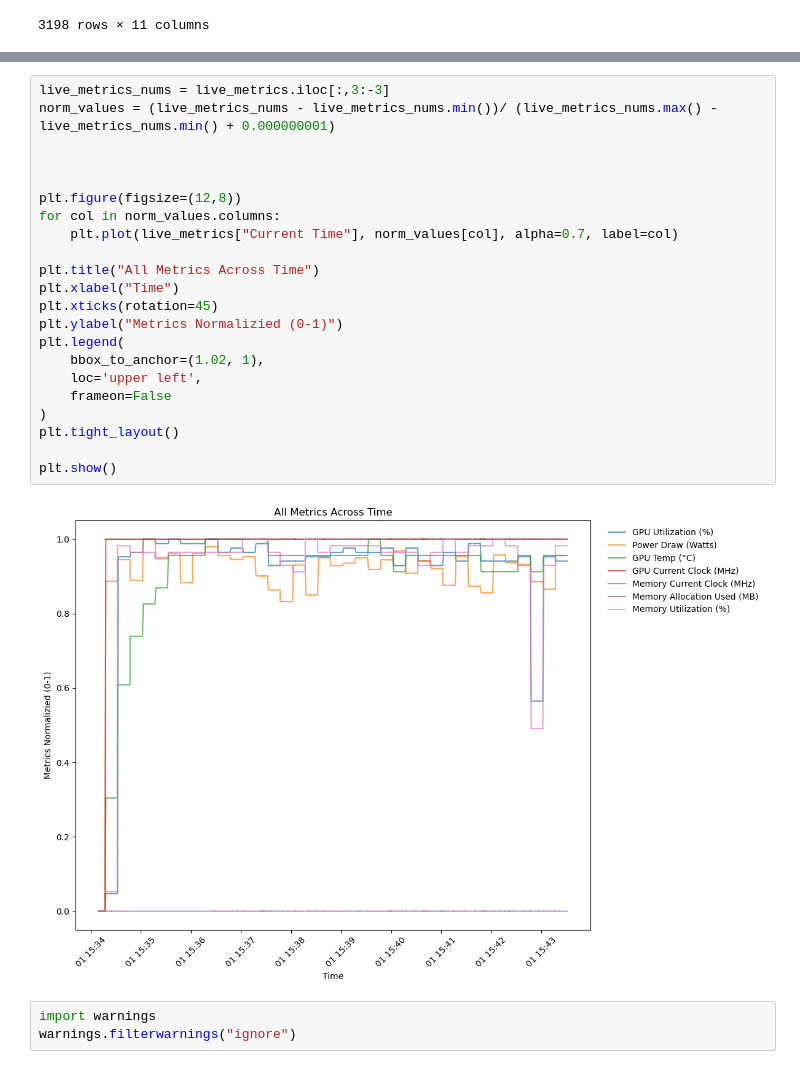
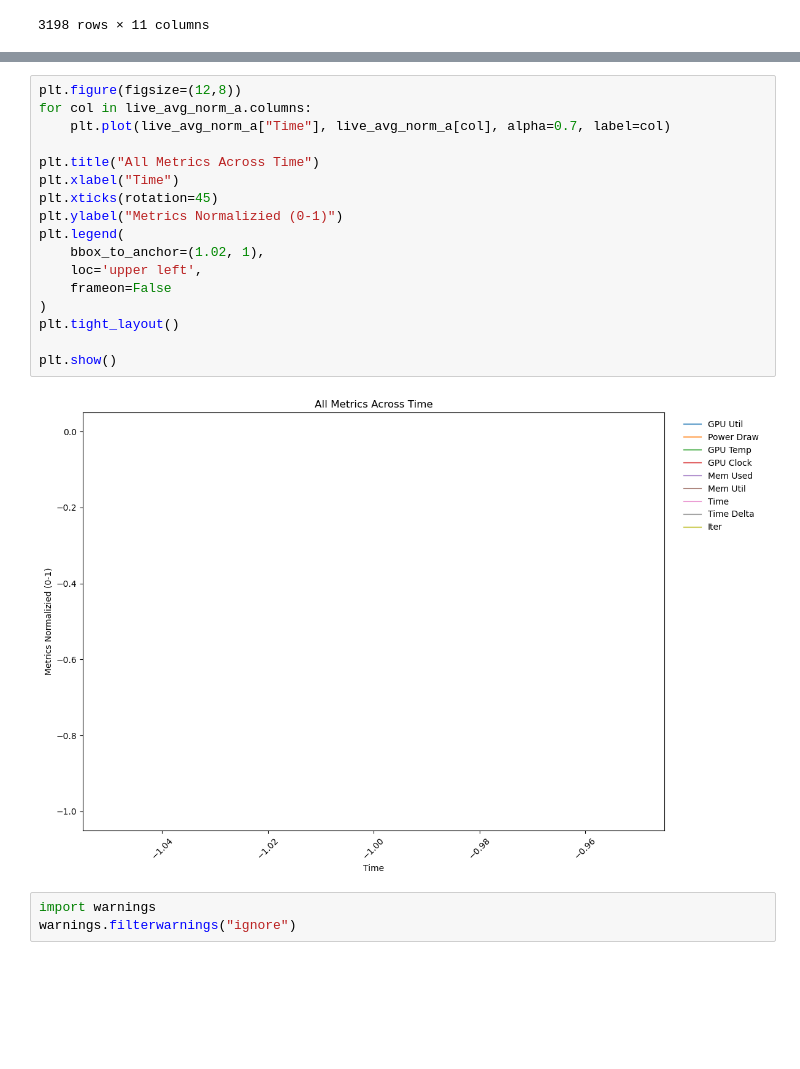
Before and after one commit to alt-rahul/5g-edge-app, a Jupyter notebook: data/processing/metric_eda.ipynb, the cells around one changed output, grey strips where cells are left out. Saved outputs shown, nothing was run; the diff lists cells and outputs as text; blank space fills up the shorter version.

Commit message:
broke the metric eda code, whoops

```diff
--- a/data/processing/metric_eda.ipynb
+++ b/data/processing/metric_eda.ipynb
@@ -78,27 +68,22 @@ live_metrics['Current Time'] = pd.to_datetime(live_metrics['Current Time'] )
 # %%
-live_metrics_nums = live_metrics.iloc[:,3:-3]
-norm_values = (live_metrics_nums - live_metrics_nums.min())/ (live_metrics_nums.max() - live_metrics_nums.min() + 0.000000001)
-
-
-
 plt.figure(figsize=(12,8))
-for col in norm_values.columns:
-    plt.plot(live_metrics["Current Time"], norm_values[col], alpha=0.7, label=col)
+for col in live_avg_norm_a.columns:
+    plt.plot(live_avg_norm_a["Time"], live_avg_norm_a[col], alpha=0.7, label=col)
 
 plt.title("All Metrics Across Time")
 plt.xlabel("Time")
 plt.xticks(rotation=45)
 plt.ylabel("Metrics Normalizied (0-1)")
 plt.legend(
     bbox_to_anchor=(1.02, 1),
     loc='upper left',
     frameon=False
 )
 plt.tight_layout()
 
 plt.show()
 # %% [output]
-[figure, old version]
+[figure, new version]
 # %%
 import warnings
 warnings.filterwarnings("ignore")
```
Also changed, not shown: parts of 5 cells of this notebook.
